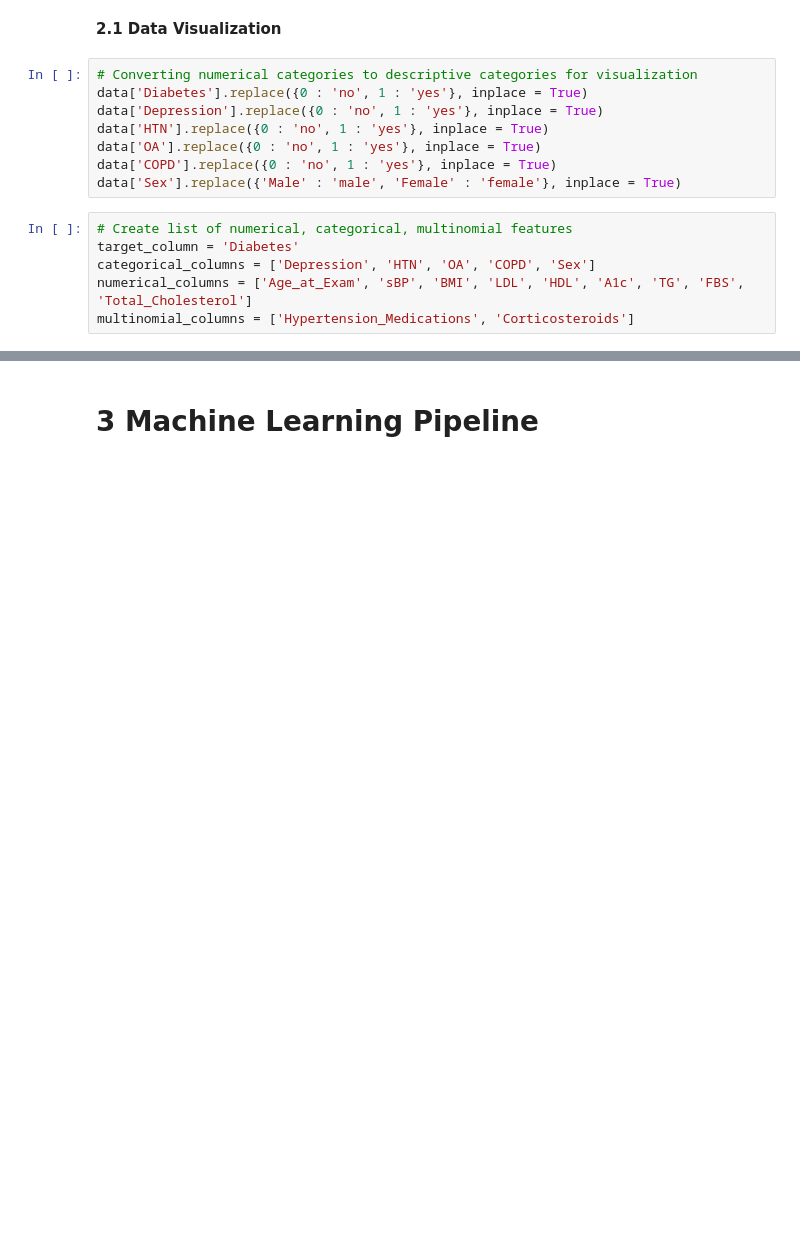
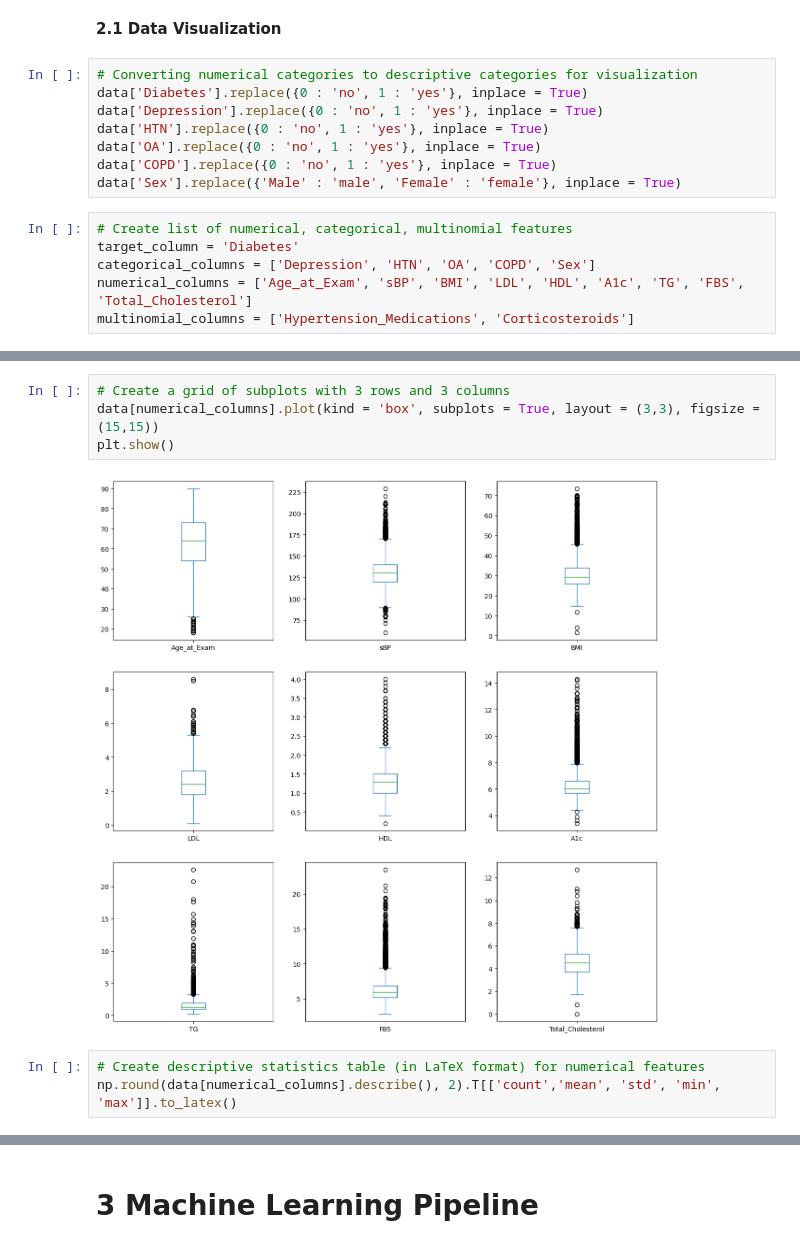
Before and after one commit to andysontran/21-CHL5230-F23, a Jupyter notebook: 21_CHL5230_F23.ipynb, the cells around one changed output, grey strips where cells are left out. Cells and saved outputs as stored; diff of their text form; blank space fills up the shorter version.

```diff
--- a/21_CHL5230_F23.ipynb
+++ b/21_CHL5230_F23.ipynb
@@ -147 +141,10 @@ plt.show()
+# %%
+# Create a grid of subplots with 3 rows and 3 columns
+data[numerical_columns].plot(kind = 'box', subplots = True, layout = (3,3), figsize = (15,15))
+plt.show()
+# %% [output]
+[figure, added]
+# %%
+# Create descriptive statistics table (in LaTeX format) for numerical features
+np.round(data[numerical_columns].describe(), 2).T[['count','mean', 'std', 'min', 'max']].to_latex()
 # %%
```
Also changed, not shown: parts of 21 cells of this notebook.
